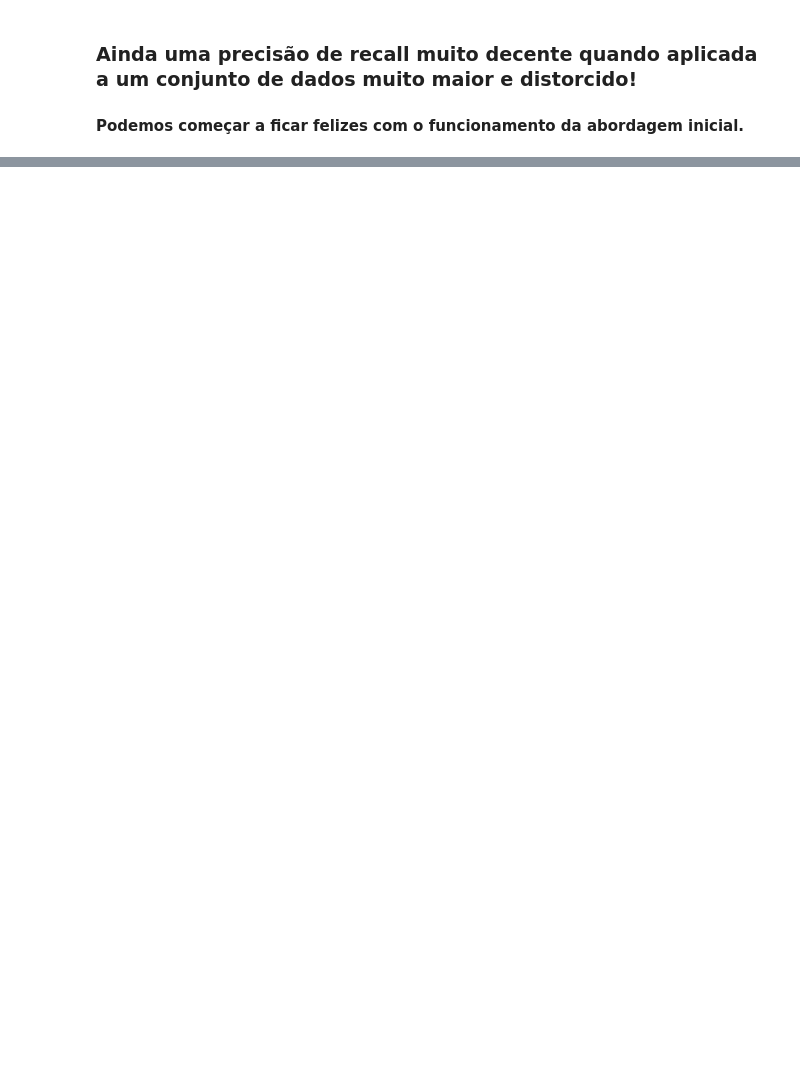
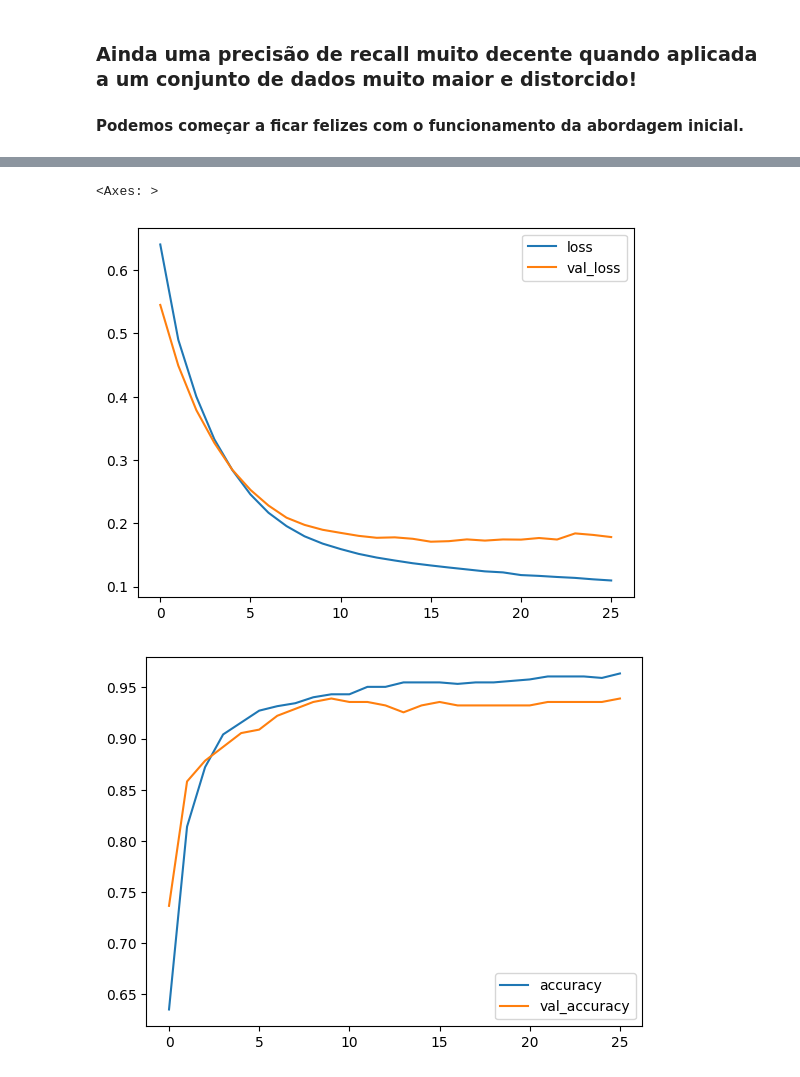
Before and after one commit to lucascdornelas/credit-card-fraud-detection, a Jupyter notebook: creadit-card-fraud-detection.ipynb, the cells around one changed output, grey strips where cells are left out. Cells and saved outputs as stored; diff of their text form; code cells hidden in the pictures; blank space fills up the shorter version.

Commit message:
feat: add neural network

```diff
--- a/creadit-card-fraud-detection.ipynb
+++ b/creadit-card-fraud-detection.ipynb
@@ -557,0 +365,37 @@ for i,color in zip(thresholds,colors):
+# %%
+# Padronize os dados
+scaler = StandardScaler()
+X_train_scaled = scaler.fit_transform(X_train_undersample)
+X_test_scaled = scaler.transform(X_test_undersample)
+
+# Construa o modelo da rede neural
+model = Sequential()
+model.add(Dense(32, activation='relu', input_dim=29))  # Update input_dim to 29
+model.add(Dense(16, activation='relu'))
+model.add(Dense(1, activation='sigmoid'))
+
+# Compile o modelo
+model.compile(optimizer='adam', loss='binary_crossentropy', metrics=['accuracy'])
+
+# Treine o modelo
+early_stop = EarlyStopping(monitor='val_loss', mode='min', verbose=1, patience=10)
+model.fit(x=X_train_scaled, y=y_train_undersample, epochs=1000, validation_data=(X_test_scaled, y_test_undersample),
+          callbacks=[early_stop])
+
+# Avalie o modelo
+losses = pd.DataFrame(model.history.history)
+losses[['loss', 'val_loss']].plot()
+losses[['accuracy', 'val_accuracy']].plot()
+
+# Predict classes
+predictions = (model.predict(X_test_scaled) > 0.5).astype(int)
+print(classification_report(y_test_undersample, predictions))
+early_stop = EarlyStopping(monitor='val_loss', mode='min', verbose=1, patience=10)
+model.fit(x=X_train_scaled, y=y_train_undersample, epochs=1000, validation_data=(X_test_scaled, y_test_undersample),
+          callbacks=[early_stop])
+
+# Avalie o modelo
+losses = pd.DataFrame(model.history.history)
+losses[['loss', 'val_loss']].plot()
+losses[['accuracy', 'val_accuracy']].plot()
+# %% [output]
@@ -557,0 +419,3 @@ for i,color in zip(thresholds,colors):
+<Axes: >
+[figure, added]
+[figure, added]
```
Also changed, not shown: parts of 37 cells of this notebook, 2 other files.
